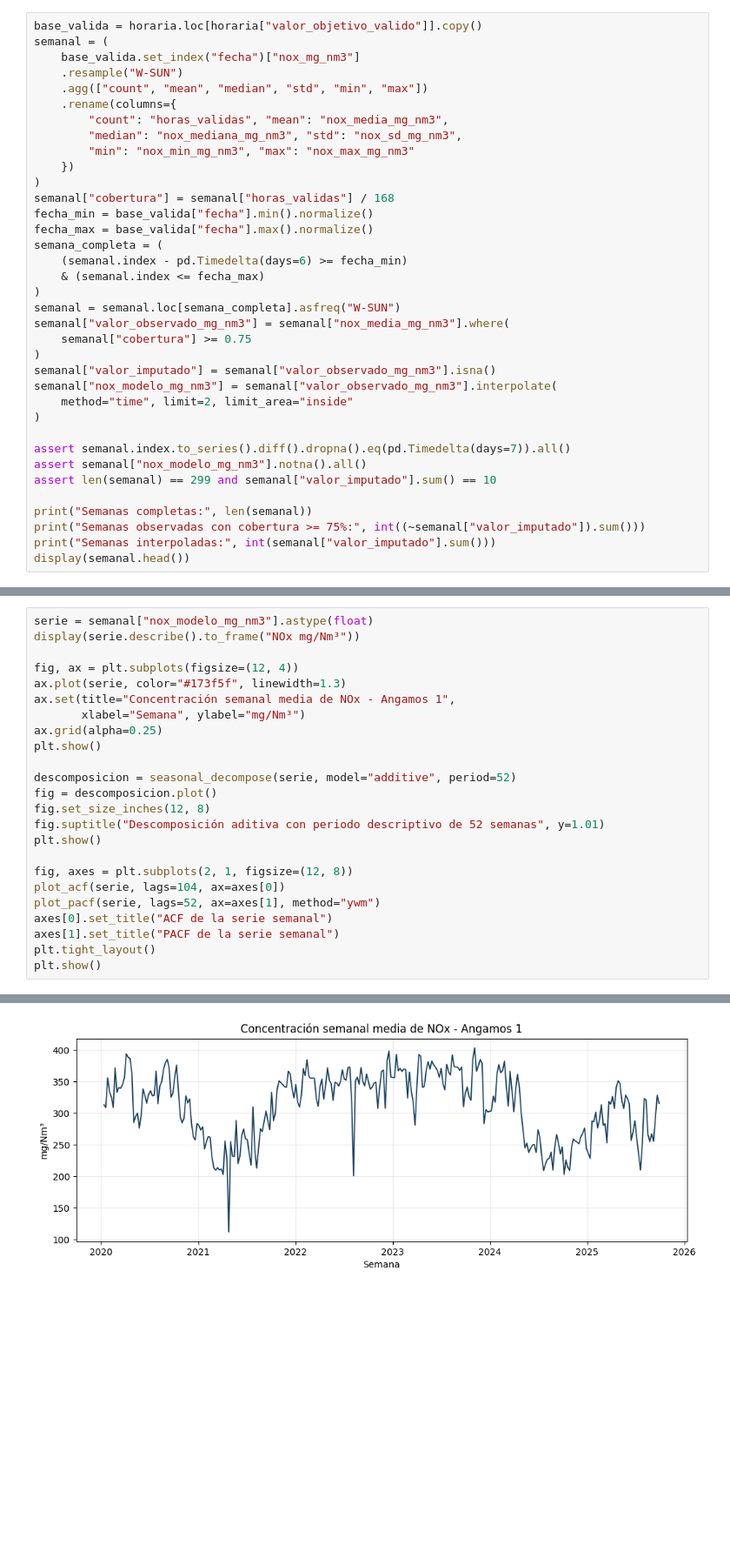
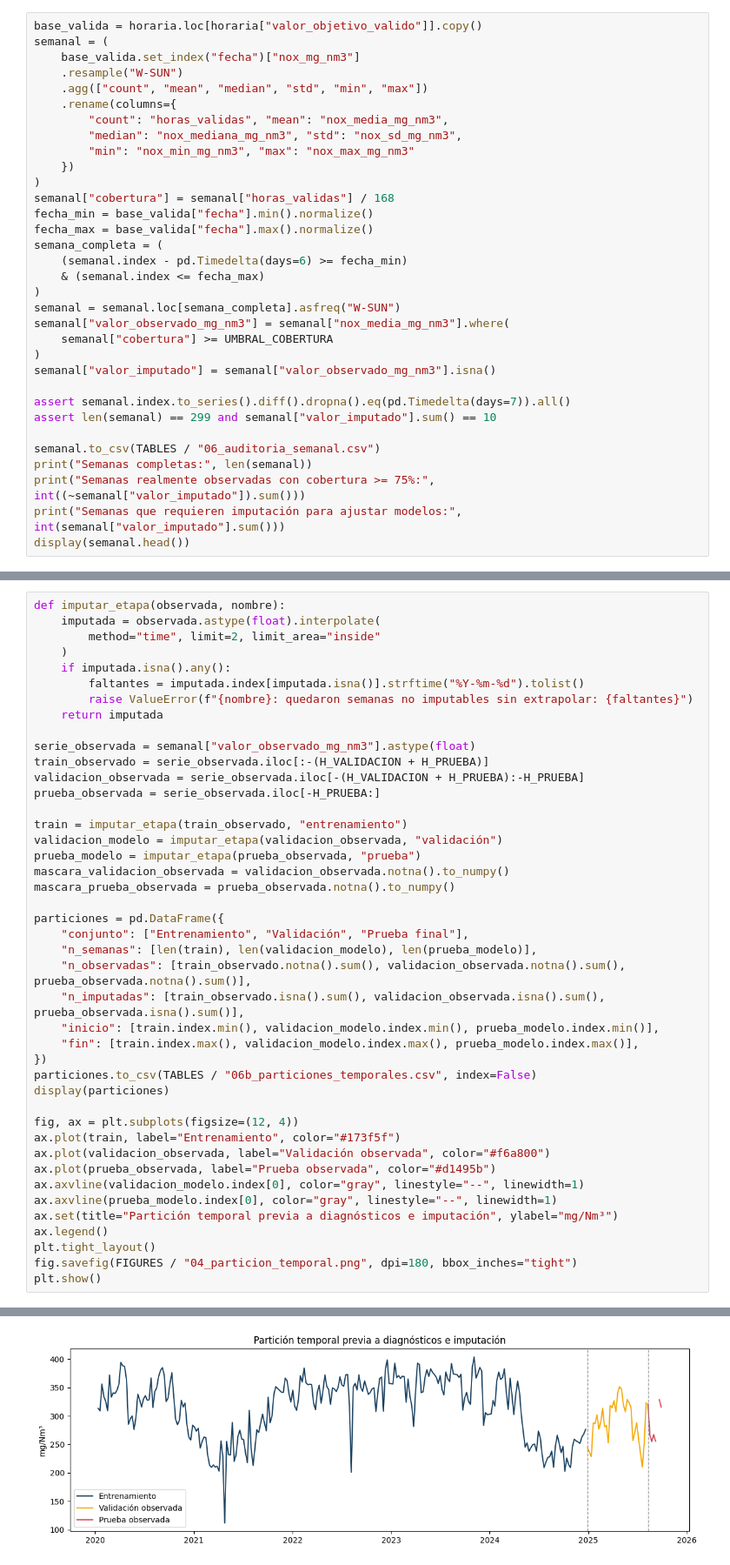
Before and after one commit to glopezr10/proyecto_series_tiempo, a Jupyter notebook: entrega/Trabajo_Final_Series_Tiempo.ipynb, the cells around one changed output, grey strips where cells are left out. Shown at 87% size. Saved outputs shown, nothing was run; the diff lists cells and outputs as text; blank space fills up the shorter version.

Commit message:
Corrige filtracion temporal y sincroniza informe final

```diff
--- a/entrega/Trabajo_Final_Series_Tiempo.ipynb
+++ b/entrega/Trabajo_Final_Series_Tiempo.ipynb
@@ -161,20 +186,17 @@ semana_completa = (
 )
 semanal = semanal.loc[semana_completa].asfreq("W-SUN")
 semanal["valor_observado_mg_nm3"] = semanal["nox_media_mg_nm3"].where(
-    semanal["cobertura"] >= 0.75
+    semanal["cobertura"] >= UMBRAL_COBERTURA
 )
 semanal["valor_imputado"] = semanal["valor_observado_mg_nm3"].isna()
-semanal["nox_modelo_mg_nm3"] = semanal["valor_observado_mg_nm3"].interpolate(
-    method="time", limit=2, limit_area="inside"
-)
 
 assert semanal.index.to_series().diff().dropna().eq(pd.Timedelta(days=7)).all()
-assert semanal["nox_modelo_mg_nm3"].notna().all()
 assert len(semanal) == 299 and semanal["valor_imputado"].sum() == 10
 
+semanal.to_csv(TABLES / "06_auditoria_semanal.csv")
 print("Semanas completas:", len(semanal))
-print("Semanas observadas con cobertura >= 75%:", int((~semanal["valor_imputado"]).sum()))
-print("Semanas interpoladas:", int(semanal["valor_imputado"].sum()))
+print("Semanas realmente observadas con cobertura >= 75%:", int((~semanal["valor_imputado"]).sum()))
+print("Semanas que requieren imputación para ajustar modelos:", int(semanal["valor_imputado"].sum()))
 display(semanal.head())
 # %% [output]
 Semanas completas: 299
@@ -196,25 +216,44 @@ Se revisan nivel, variabilidad, posibles cambios estructurales, estacionalidad a
 # %%
-serie = semanal["nox_modelo_mg_nm3"].astype(float)
-display(serie.describe().to_frame("NOx mg/Nm³"))
+def imputar_etapa(observada, nombre):
+    imputada = observada.astype(float).interpolate(
+        method="time", limit=2, limit_area="inside"
+    )
+    if imputada.isna().any():
+        faltantes = imputada.index[imputada.isna()].strftime("%Y-%m-%d").tolist()
+        raise ValueError(f"{nombre}: quedaron semanas no imputables sin extrapolar: {faltantes}")
+    return imputada
+
+serie_observada = semanal["valor_observado_mg_nm3"].astype(float)
+train_observado = serie_observada.iloc[:-(H_VALIDACION + H_PRUEBA)]
+validacion_observada = serie_observada.iloc[-(H_VALIDACION + H_PRUEBA):-H_PRUEBA]
+prueba_observada = serie_observada.iloc[-H_PRUEBA:]
+
+train = imputar_etapa(train_observado, "entrenamiento")
+validacion_modelo = imputar_etapa(validacion_observada, "validación")
+prueba_modelo = imputar_etapa(prueba_observada, "prueba")
+mascara_validacion_observada = validacion_observada.notna().to_numpy()
+mascara_prueba_observada = prueba_observada.notna().to_numpy()
+
+particiones = pd.DataFrame({
+    "conjunto": ["Entrenamiento", "Validación", "Prueba final"],
+    "n_semanas": [len(train), len(validacion_modelo), len(prueba_modelo)],
+    "n_observadas": [train_observado.notna().sum(), validacion_observada.notna().sum(), prueba_observada.notna().sum()],
+    "n_imputadas": [train_observado.isna().sum(), validacion_observada.isna().sum(), prueba_observada.isna().sum()],
+    "inicio": [train.index.min(), validacion_modelo.index.min(), prueba_modelo.index.min()],
+    "fin": [train.index.max(), validacion_modelo.index.max(), prueba_modelo.index.max()],
+})
+particiones.to_csv(TABLES / "06b_particiones_temporales.csv", index=False)
+display(particiones)
 
 fig, ax = plt.subplots(figsize=(12, 4))
-ax.plot(serie, color="#173f5f", linewidth=1.3)
-ax.set(title="Concentración semanal media de NOx - Angamos 1",
-       xlabel="Semana", ylabel="mg/Nm³")
-ax.grid(alpha=0.25)
+ax.plot(train, label="Entrenamiento", color="#173f5f")
+ax.plot(validacion_observada, label="Validación observada", color="#f6a800")
+ax.plot(prueba_observada, label="Prueba observada", color="#d1495b")
+ax.axvline(validacion_modelo.index[0], color="gray", linestyle="--", linewidth=1)
+ax.axvline(prueba_modelo.index[0], color="gray", linestyle="--", linewidth=1)
+ax.set(title="Partición temporal previa a diagnósticos e imputación", ylabel="mg/Nm³")
+ax.legend()
+plt.tight_layout()
+fig.savefig(FIGURES / "04_particion_temporal.png", dpi=180, bbox_inches="tight")
 plt.show()
-
-descomposicion = seasonal_decompose(serie, model="additive", period=52)
-fig = descomposicion.plot()
-fig.set_size_inches(12, 8)
-fig.suptitle("Descomposición aditiva con periodo descriptivo de 52 semanas", y=1.01)
-plt.show()
-
-fig, axes = plt.subplots(2, 1, figsize=(12, 8))
-plot_acf(serie, lags=104, ax=axes[0])
-plot_pacf(serie, lags=52, ax=axes[1], method="ywm")
-axes[0].set_title("ACF de la serie semanal")
-axes[1].set_title("PACF de la serie semanal")
-plt.tight_layout()
-plt.show()
 # %% [output]
@@ -230 +264 @@ plt.show()
-[figure, old version]
+[figure, new version]
```
Also changed, not shown: parts of 25 cells of this notebook, 27 other files.
